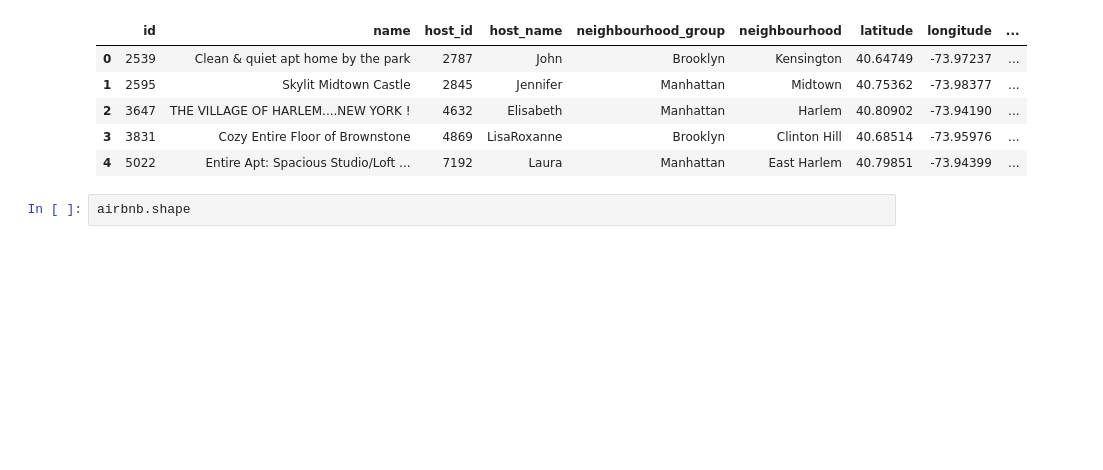
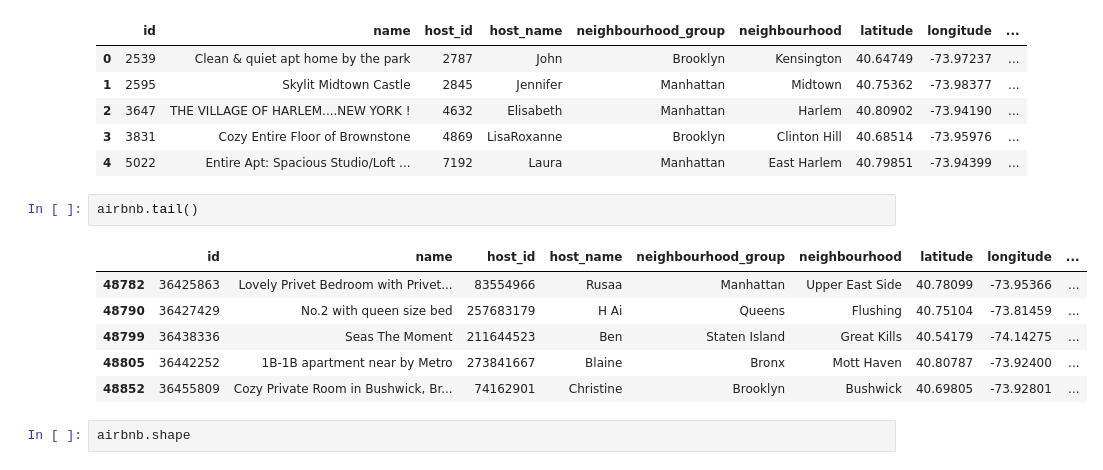
Before and after one commit to AnuragReddyMalipeddi/Capstone-Project-EDA1, a Jupyter notebook: Airbnb_Bookings_Analysis_Capstone_Project.ipynb, the cells around one changed output. Drawn from its saved outputs; the diff is of its cells as text; blank space fills up the shorter version.

```diff
--- a/Airbnb_Bookings_Analysis_Capstone_Project.ipynb
+++ b/Airbnb_Bookings_Analysis_Capstone_Project.ipynb
@@ -24,6 +24,15 @@ airbnb.head()
 | 2 | 3647 | THE VILLAGE OF HARLEM....NEW YORK ! | 4632 | Elisabeth | Manhattan | Harlem | 40.80902 | -73.94190 | ... |
 | 3 | 3831 | Cozy Entire Floor of Brownstone | 4869 | LisaRoxanne | Brooklyn | Clinton Hill | 40.68514 | -73.95976 | ... |
 | 4 | 5022 | Entire Apt: Spacious Studio/Loft ... | 7192 | Laura | Manhattan | East Harlem | 40.79851 | -73.94399 | ... |
+# %%
+airbnb.tail()
+# %% [output]
+|  | id | name | host_id | host_name | neighbourhood_group | neighbourhood | latitude | longitude | ... |
+| 48782 | 36425863 | Lovely Privet Bedroom with Privet... | 83554966 | Rusaa | Manhattan | Upper East Side | 40.78099 | -73.95366 | ... |
+| 48790 | 36427429 | No.2 with queen size bed | 257683179 | H Ai | Queens | Flushing | 40.75104 | -73.81459 | ... |
+| 48799 | 36438336 | Seas The Moment | 211644523 | Ben | Staten Island | Great Kills | 40.54179 | -74.14275 | ... |
+| 48805 | 36442252 | 1B-1B apartment near by Metro | 273841667 | Blaine | Bronx | Mott Haven | 40.80787 | -73.92400 | ... |
+| 48852 | 36455809 | Cozy Private Room in Bushwick, Br... | 74162901 | Christine | Brooklyn | Bushwick | 40.69805 | -73.92801 | ... |
 # %%
 airbnb.shape
 # %% [output]
```
Also changed, not shown: parts of 4 cells of this notebook.
